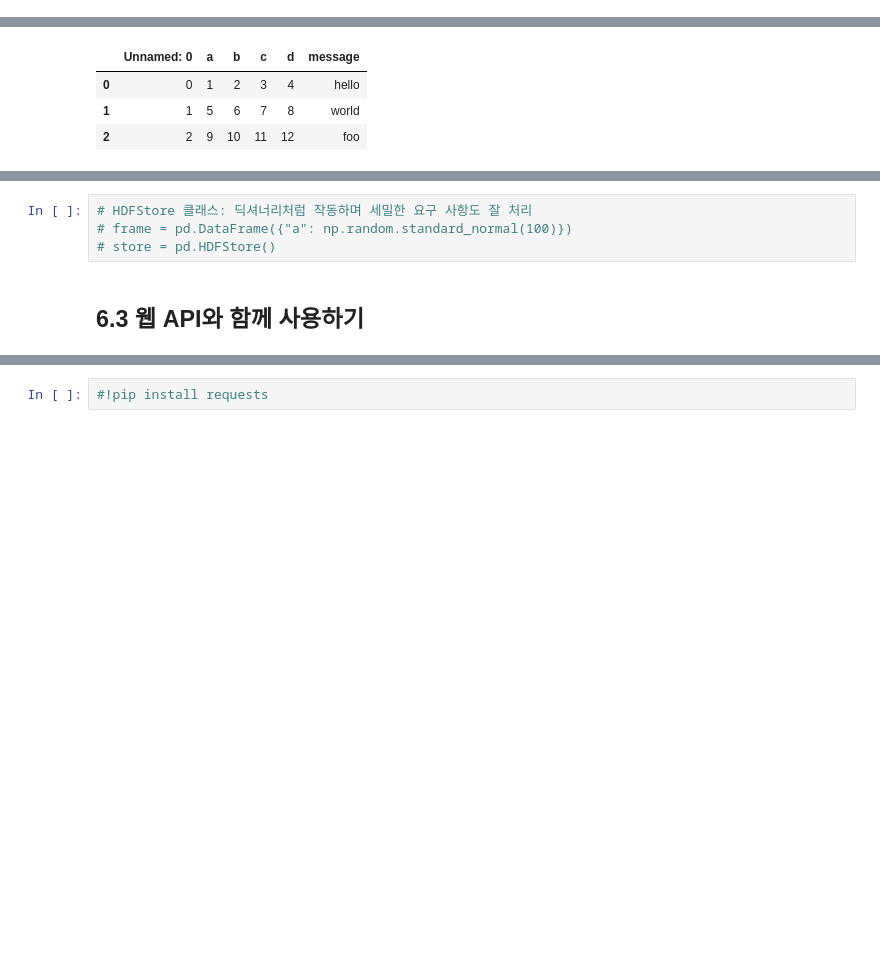
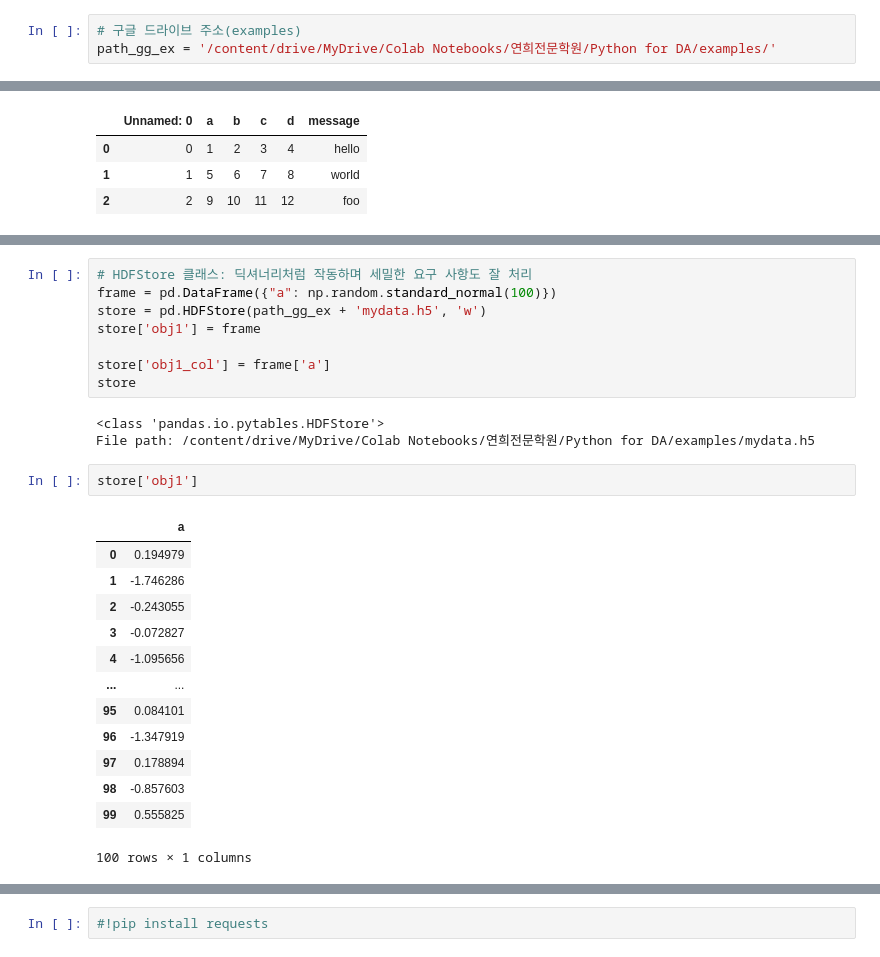
Before and after one commit to jjjjunn/Python-for-DA, a Jupyter notebook: 03_Data_read_storage.ipynb, the cells around one changed output, grey strips where cells are left out. Saved outputs shown, nothing was run; the diff lists cells and outputs as text; blank space fills up the shorter version.

```diff
--- a/03_Data_read_storage.ipynb
+++ b/03_Data_read_storage.ipynb
@@ -61,3 +61,6 @@ from google.colab import files
 # %%
 # 저자 깃허브 주소
 path = 'https://raw.githubusercontent.com/wesm/pydata-book/refs/heads/3rd-edition/examples/'
+# %%
+# 구글 드라이브 주소(examples)
+path_gg_ex = '/content/drive/MyDrive/Colab Notebooks/연희전문학원/Python for DA/examples/'
@@ -653,6 +826,27 @@ Requirement already satisfied: sniffio>=1.1 in /usr/local/lib/python3.11/dist-pa
 # %%
 # HDFStore 클래스: 딕셔너리처럼 작동하며 세밀한 요구 사항도 잘 처리
-# frame = pd.DataFrame({"a": np.random.standard_normal(100)})
-# store = pd.HDFStore()
+frame = pd.DataFrame({"a": np.random.standard_normal(100)})
+store = pd.HDFStore(path_gg_ex + 'mydata.h5', 'w')
+store['obj1'] = frame
+
+store['obj1_col'] = frame['a']
+store
+# %% [output]
+<class 'pandas.io.pytables.HDFStore'>
+File path: /content/drive/MyDrive/Colab Notebooks/연희전문학원/Python for DA/examples/mydata.h5
-# %% [markdown]
-## 6.3 웹 API와 함께 사용하기
+# %%
+store['obj1']
+# %% [output]
+|  | a |
+| 0 | 0.194979 |
+| 1 | -1.746286 |
+| 2 | -0.243055 |
+| 3 | -0.072827 |
+| 4 | -1.095656 |
+| ... | ... |
+| 95 | 0.084101 |
+| 96 | -1.347919 |
+| 97 | 0.178894 |
+| 98 | -0.857603 |
+| 99 | 0.555825 |
+100 rows × 1 columns
```
Also changed, not shown: parts of 70 cells of this notebook.
